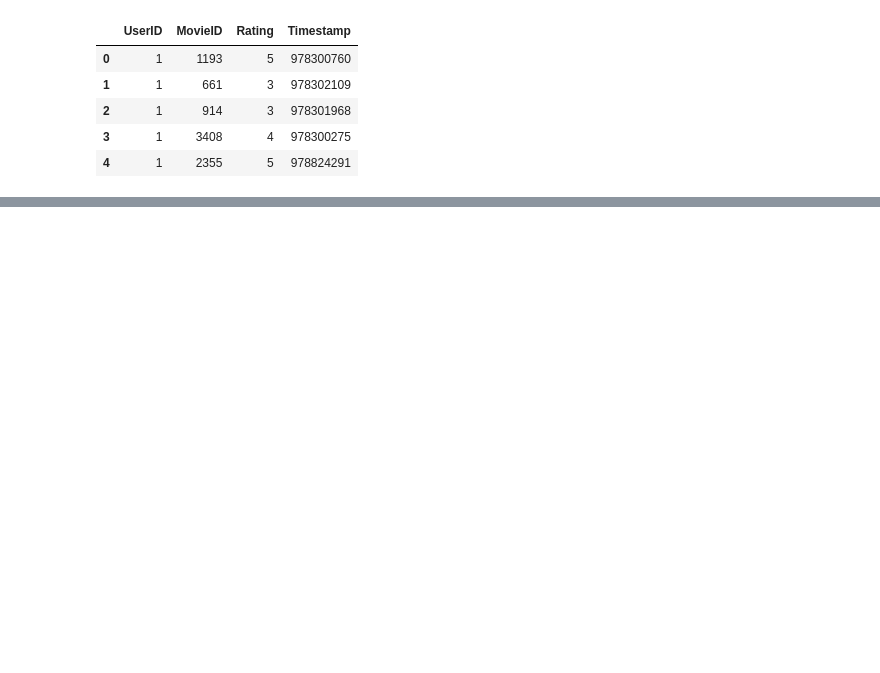
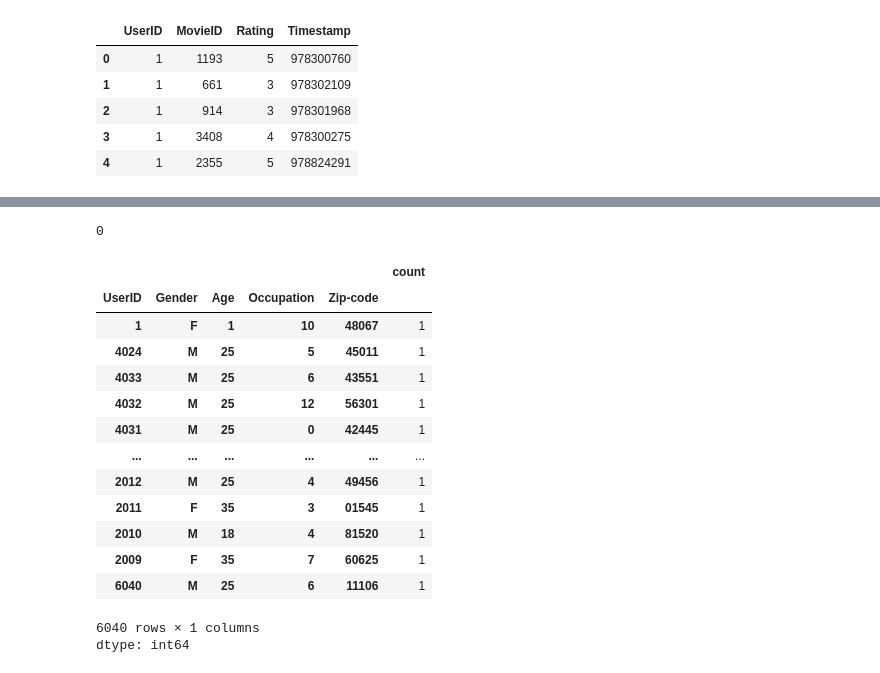
Before and after one commit to stevechengnyc/meta_learners, a Jupyter notebook: MovieLens_EconML_Uplift_Modeling_Final.ipynb, the cells around one changed output, grey strips where cells are left out. Drawn from its saved outputs; the diff is of its cells as text; code cells hidden in the pictures; blank space fills up the shorter version.

```diff
--- a/MovieLens_EconML_Uplift_Modeling_Final.ipynb
+++ b/MovieLens_EconML_Uplift_Modeling_Final.ipynb
@@ -194,0 +190,22 @@ ratings.head()
+# %%
+users.isnull().values.sum()
+# %% [output]
+0
+# %%
+users.value_counts()
+# %% [output]
+|  |  |  |  |  | count |
+| UserID | Gender | Age | Occupation | Zip-code |  |
+| 1 | F | 1 | 10 | 48067 | 1 |
+| 4024 | M | 25 | 5 | 45011 | 1 |
+| 4033 | M | 25 | 6 | 43551 | 1 |
+| 4032 | M | 25 | 12 | 56301 | 1 |
+| 4031 | M | 25 | 0 | 42445 | 1 |
+| ... | ... | ... | ... | ... | ... |
+| 2012 | M | 25 | 4 | 49456 | 1 |
+| 2011 | F | 35 | 3 | 01545 | 1 |
+| 2010 | M | 18 | 4 | 81520 | 1 |
+| 2009 | F | 35 | 7 | 60625 | 1 |
+| 6040 | M | 25 | 6 | 11106 | 1 |
+6040 rows × 1 columns
+dtype: int64
```
Also changed, not shown: parts of 55 cells of this notebook.
